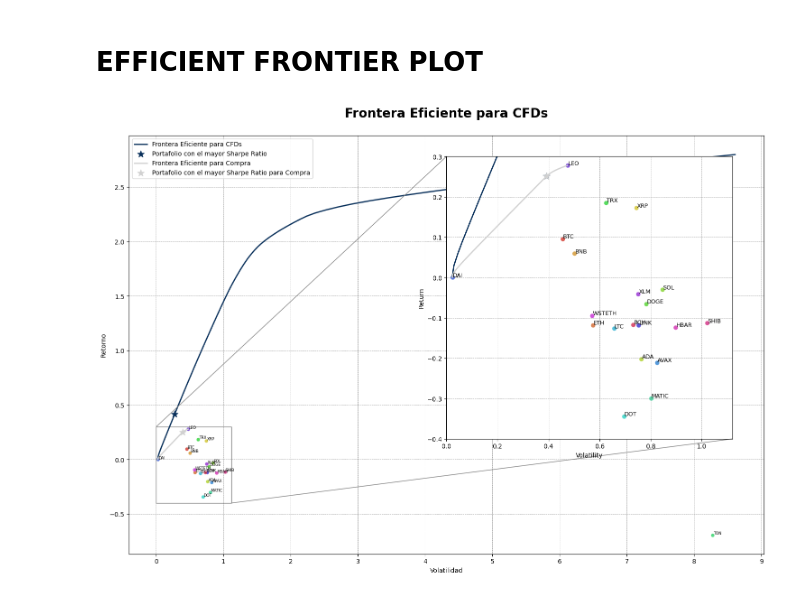
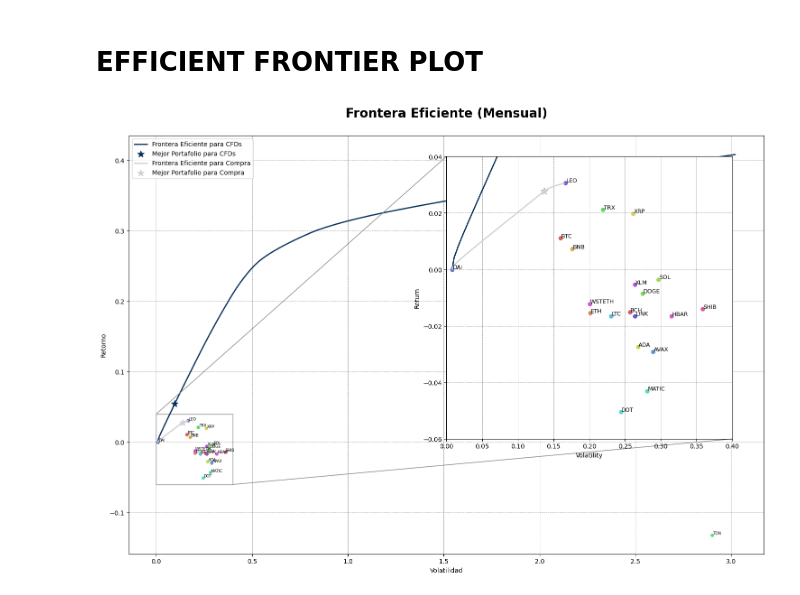
Before and after one commit to heritaco/Proyecto, a Jupyter notebook: 04-Crypto-Dashboard/04-Efficient-Frontier.ipynb, the cells around one changed output. Cells and saved outputs as stored; diff of their text form; code cells hidden in the pictures.

```diff
--- a/04-Crypto-Dashboard/04-Efficient-Frontier.ipynb
+++ b/04-Crypto-Dashboard/04-Efficient-Frontier.ipynb
@@ -9,8 +15,8 @@ from pypfopt import expected_returns
 file = r'cryptos.csv'
 data = pd.read_csv(file, index_col="Date", parse_dates=True)
 # %%
-mu = expected_returns.mean_historical_return(data)
-s = risk_models.sample_cov(data)
+mu = expected_returns.mean_historical_return(data, frequency=31)
+s = risk_models.sample_cov(data, frequency=31)
 # %% [markdown]
 # **MAX SHARPE BUY ONLY**
 # %%
@@ -25,11 +31,6 @@ wefbuy = efbuy.clean_weights()      # Weights Efficient Frontier Buy
 # **MAX SHARPE CFDs**
 # %%
 efcfd = EfficientFrontier(mu, s, weight_bounds=(-1, 1))    # Efficient Frontier Buy
-# %%
-import cvxpy as cp
-
-# all the sums of the abs(weights) must be less than or equal to 1, add the constraint
-efcfd.add_constraint(lambda x: cp.sum(cp.abs(x)) <= 1)
 # %%
 efcfdcopy = efcfd.deepcopy()        # a copy for not calculating again
 # %%
@@ -73,7 +68,7 @@ for line in ax.get_lines():
 # find the tangency portfolio and plot it
 efcfdms.max_sharpe()
 ret_tangent, std_tangent, _ = efcfdms.portfolio_performance()
-ax.scatter(std_tangent, ret_tangent, marker="*", s=120, c="#082f5a", label="Portafolio con el mayor Sharpe Ratio")
+ax.scatter(std_tangent, ret_tangent, marker="*", s=120, c="#082f5a", label="Mejor Portafolio para CFDs")
 
 
 
@@ -95,7 +90,7 @@ for line in ax.get_lines():
 # find the tangency portfolio and plot it
 efbuyms.max_sharpe()
 ret_tangent, std_tangent, _ = efbuyms.portfolio_performance()
-ax.scatter(std_tangent, ret_tangent, marker="*", s=120, c="#d1d1d1", label="Portafolio con el mayor Sharpe Ratio para Compra")
+ax.scatter(std_tangent, ret_tangent, marker="*", s=120, c="#d1d1d1", label="Mejor Portafolio para Compra")
 
 
 
@@ -114,8 +109,9 @@ for i, txt in enumerate(data.columns):
 # ------------------- Inset with zoomed region -------------------
 
 # Create inset of the zoomed region
-x_zoom = (0, 1.12)
-y_zoom = (-.4, .3)
+
+x_zoom = (0, .4)
+y_zoom = (-0.06, 0.04)
 
 width = 0.3*1.5
 height = 0.45*1.5
@@ -153,33 +149,33 @@ for line in axins.get_lines():
         line.set_label("Frontera Eficiente para CFDs")
 axins.scatter(std_tangent, ret_tangent, marker="*", s=120, c="#d1d1d1")
 
 # add grid
 axins.grid(True, color='gray', linestyle='--', linewidth=0.5)
 axins.get_legend().remove()
 
 # Mark the zoomed area on the main plot
 mark_inset(ax, axins, loc1=2, loc2=4, fc="none", ec="0.5")
 
 
 
 # ------------------- Final adjustments -------------------
 
 # Add new legend with updated labels
 handles, labels = ax.get_legend_handles_labels()
 new_labels = ['Cryptos' if label == 'assets' else label for label in labels]
 ax.legend(handles, new_labels)
 ax.set_facecolor('white')
 
 ax.grid(True, color='gray', linestyle='--', linewidth=0.5)
-ax.set_xticks(np.arange(0, int(ax.get_xlim()[1]) + 1, 1))
+# ax.set_xticks(np.arange(0, int(ax.get_xlim()[1]) + 1, 1))
 
 
 # Plot the efficient frontier
 plt.tight_layout()
-plt.title('Frontera Eficiente para CFDs\n', fontsize=20, fontweight='bold', color='black')
+plt.title('Frontera Eficiente (Mensual)\n', fontsize=20, fontweight='bold', color='black')
 ax.set_xlabel('Volatilidad')
 ax.set_ylabel('Retorno')
 plt.savefig("svg/efficient_frontier.svg")
 plt.show()
 # %% [output]
-[figure, old version]
+[figure, new version]
```
Also changed, not shown: parts of 4 cells of this notebook, 13 other files.
